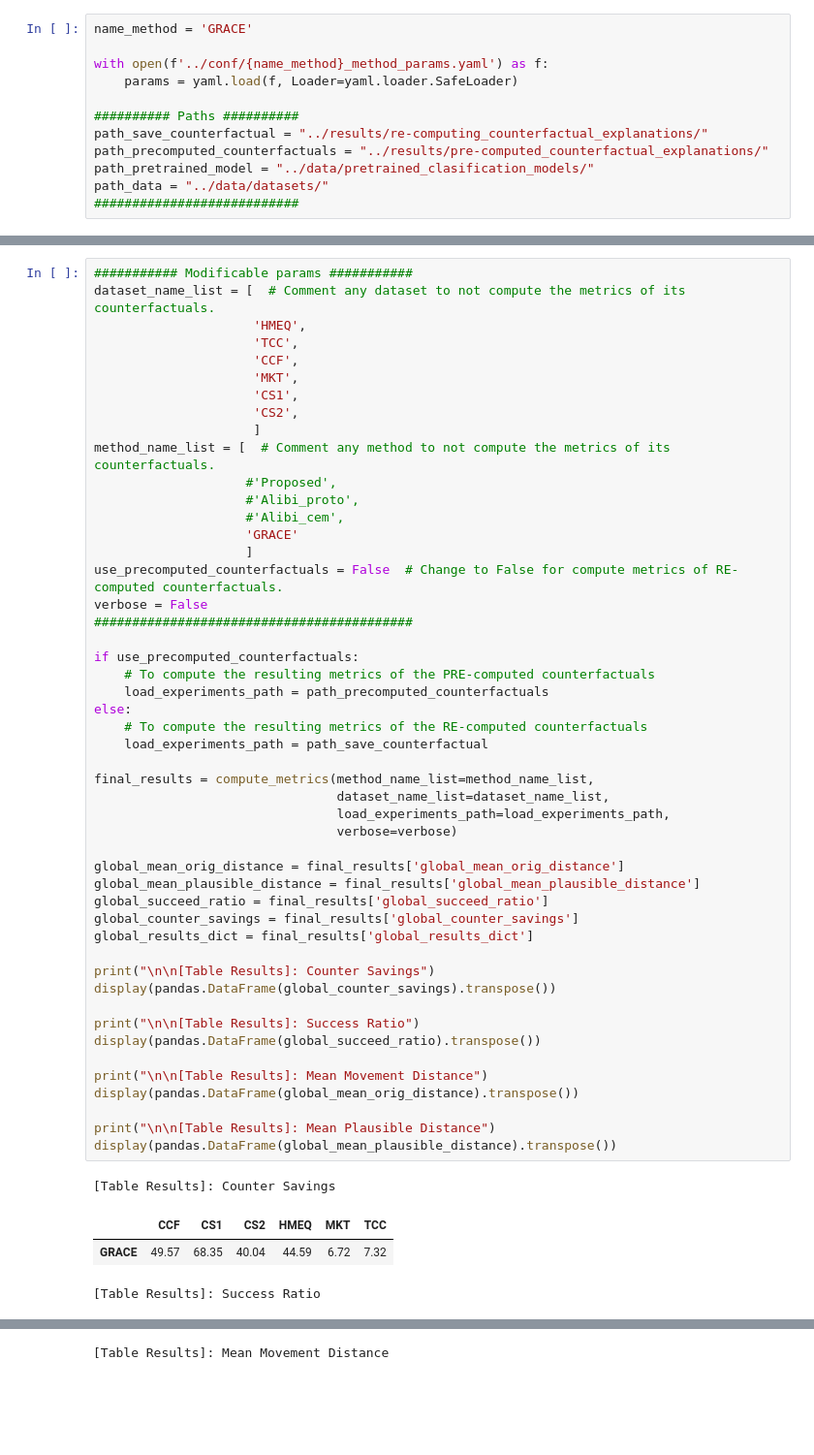
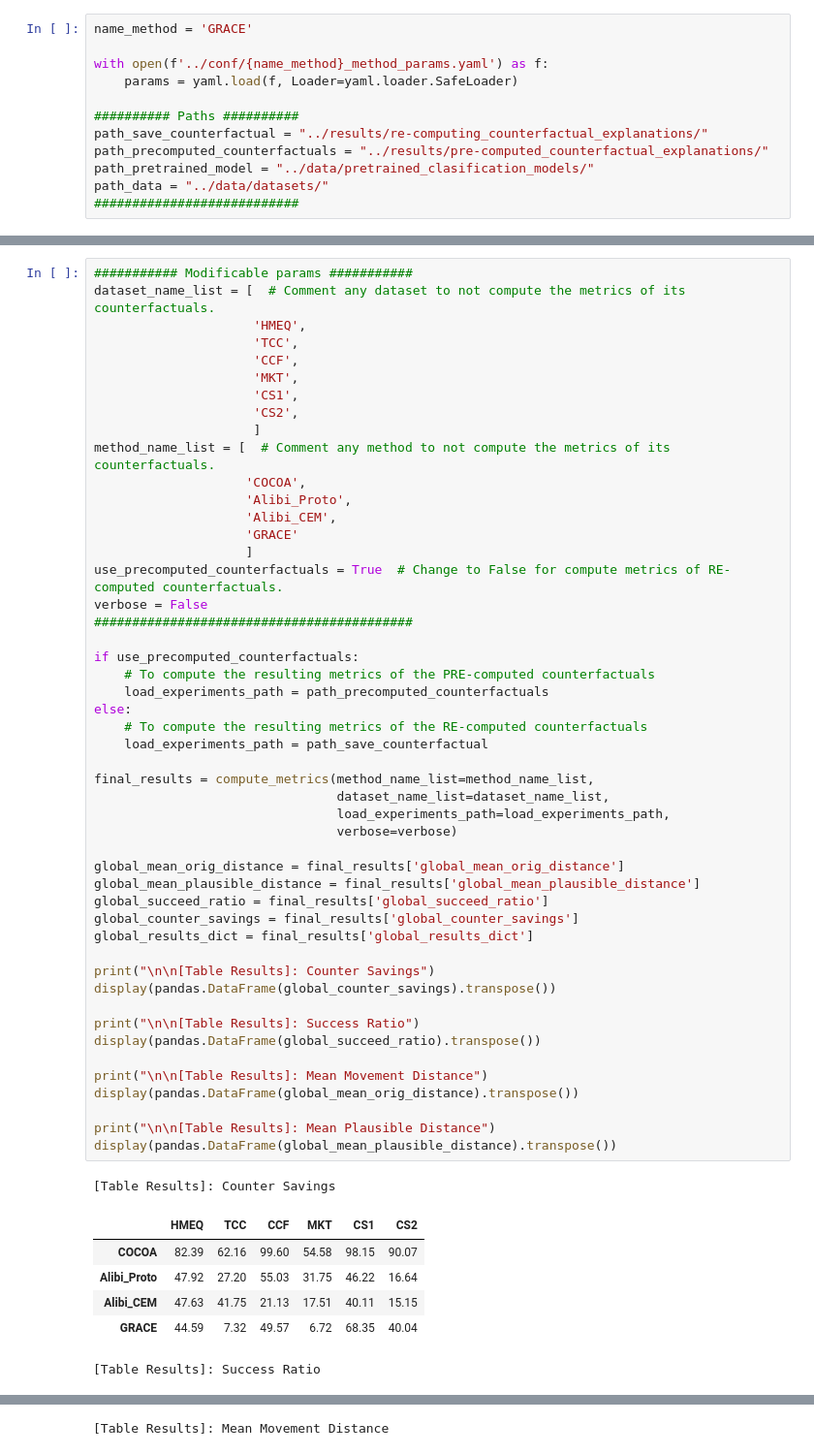
Before and after one commit to JavierMediaRB/EDCcounterfactuals, a Jupyter notebook: notebooks/Compute_experiments_with_GRACE.ipynb, the cells around one changed output, grey strips where cells are left out. Shown at 97% size. Cells and saved outputs as stored; diff of their text form; blank space fills up the shorter version.

```diff
--- a/notebooks/Compute_experiments_with_GRACE.ipynb
+++ b/notebooks/Compute_experiments_with_GRACE.ipynb
@@ -53,12 +53,12 @@ dataset_name_list = [  # Comment any dataset to not compute the metrics of its c
                      'CS2',
                      ]
 method_name_list = [  # Comment any method to not compute the metrics of its counterfactuals.
-                    #'Proposed',
-                    #'Alibi_proto',
-                    #'Alibi_cem',
+                    'COCOA',
+                    'Alibi_Proto',
+                    'Alibi_CEM',
                     'GRACE'
                     ]
-use_precomputed_counterfactuals = False  # Change to False for compute metrics of RE-computed counterfactuals.
+use_precomputed_counterfactuals = True  # Change to False for compute metrics of RE-computed counterfactuals.
 verbose = False
 ##########################################
 
@@ -66,33 +66,36 @@ if use_precomputed_counterfactuals:
     # To compute the resulting metrics of the PRE-computed counterfactuals
     load_experiments_path = path_precomputed_counterfactuals
 else:
     # To compute the resulting metrics of the RE-computed counterfactuals
     load_experiments_path = path_save_counterfactual
 
 final_results = compute_metrics(method_name_list=method_name_list,
                                 dataset_name_list=dataset_name_list,
                                 load_experiments_path=load_experiments_path,
                                 verbose=verbose)
 
 global_mean_orig_distance = final_results['global_mean_orig_distance']
 global_mean_plausible_distance = final_results['global_mean_plausible_distance']
 global_succeed_ratio = final_results['global_succeed_ratio']
 global_counter_savings = final_results['global_counter_savings']
 global_results_dict = final_results['global_results_dict']
 
 print("\n\n[Table Results]: Counter Savings")
 display(pandas.DataFrame(global_counter_savings).transpose())
 
 print("\n\n[Table Results]: Success Ratio")
 display(pandas.DataFrame(global_succeed_ratio).transpose())
 
 print("\n\n[Table Results]: Mean Movement Distance")
 display(pandas.DataFrame(global_mean_orig_distance).transpose())
 
 print("\n\n[Table Results]: Mean Plausible Distance")
 display(pandas.DataFrame(global_mean_plausible_distance).transpose())
 # %% [output]
 [Table Results]: Counter Savings
-|  | CCF | CS1 | CS2 | HMEQ | MKT | TCC |
-| GRACE | 49.57 | 68.35 | 40.04 | 44.59 | 6.72 | 7.32 |
+|  | HMEQ | TCC | CCF | MKT | CS1 | CS2 |
+| COCOA | 82.39 | 62.16 | 99.60 | 54.58 | 98.15 | 90.07 |
+| Alibi_Proto | 47.92 | 27.20 | 55.03 | 31.75 | 46.22 | 16.64 |
+| Alibi_CEM | 47.63 | 41.75 | 21.13 | 17.51 | 40.11 | 15.15 |
+| GRACE | 44.59 | 7.32 | 49.57 | 6.72 | 68.35 | 40.04 |
 [Table Results]: Success Ratio
```
Also changed, not shown: parts of 5 cells of this notebook, 55 other files.
